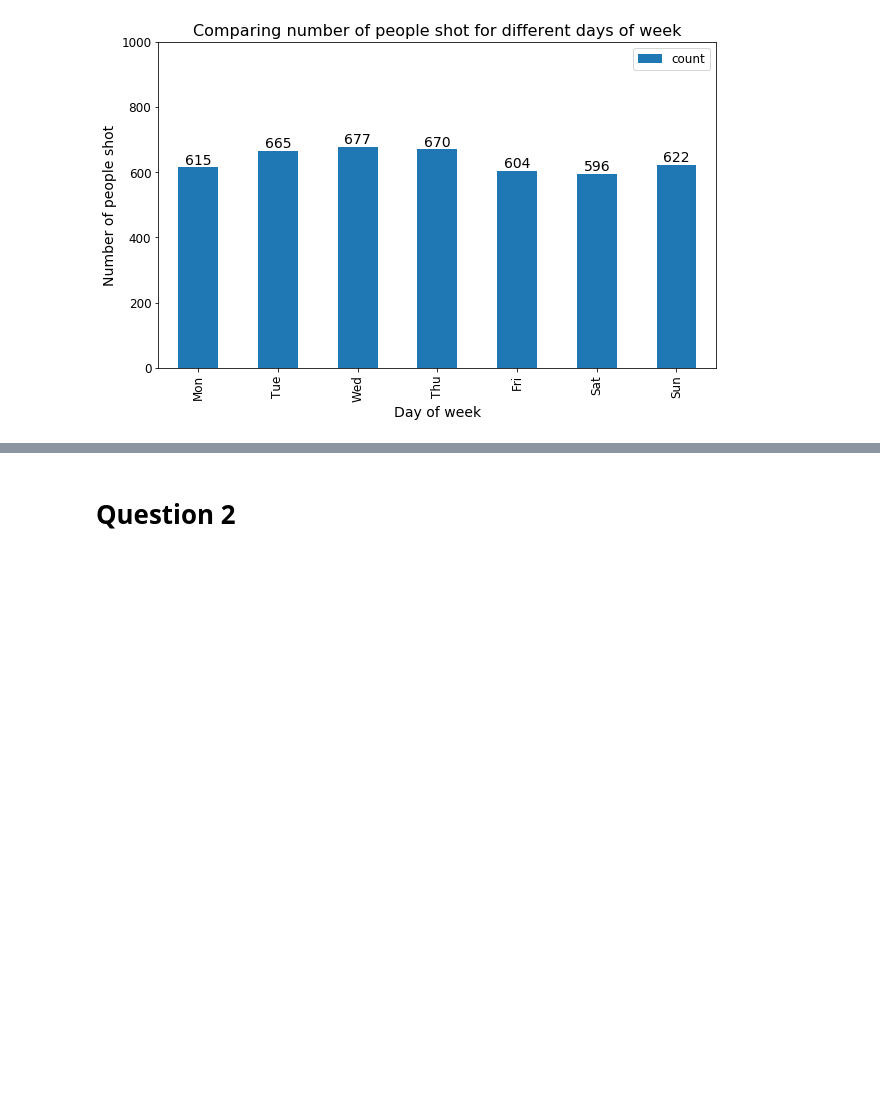
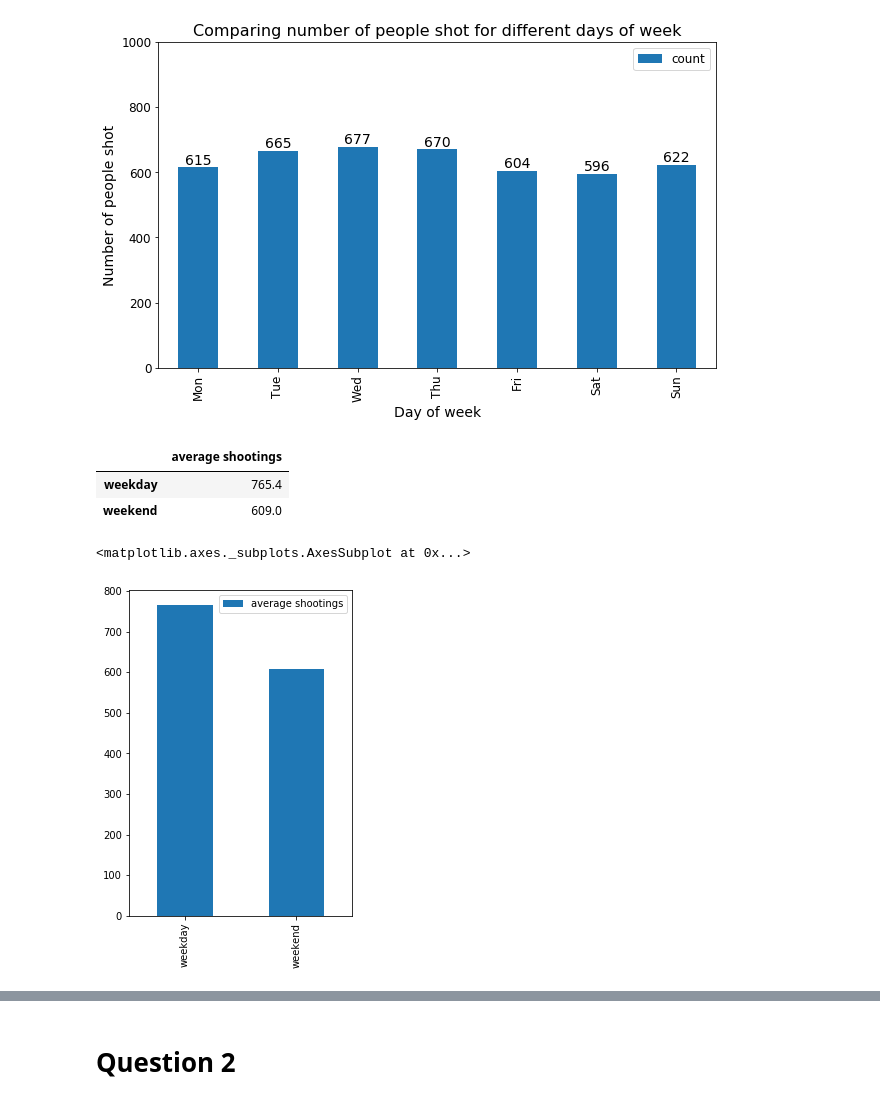
Before and after one commit to Fariddeniro/US-Shooting-Analysis, a Jupyter notebook: Project_Farid.ipynb, the cells around one changed output, grey strips where cells are left out. Saved outputs shown, nothing was run; the diff lists cells and outputs as text; code cells hidden in the pictures; blank space fills up the shorter version.

```diff
--- a/Project_Farid.ipynb
+++ b/Project_Farid.ipynb
@@ -191,3 +203,20 @@ plt.title('Comparing number of people shot for different days of week',fontsize=
 None
 # %% [output]
 [figure]
+# %%
+df_day.head()
+index=['weekday','weekend']
+columns=['average shootings']
+list=[sum(df_day.loc[0:5, 'count'])/5,sum(df_day.loc[5:7, 'count'])/2]
+
+average_shooting = pd.DataFrame(list,index=index, columns=columns)
+average_shooting
+# %% [output]
+|  | average shootings |
+| weekday | 765.4 |
+| weekend | 609.0 |
+# %%
+average_shooting.plot(kind='bar',figsize=(4,6))
+# %% [output]
+<matplotlib.axes._subplots.AxesSubplot at 0x...>
+[figure, added]
```
Also changed, not shown: parts of 33 cells of this notebook.
